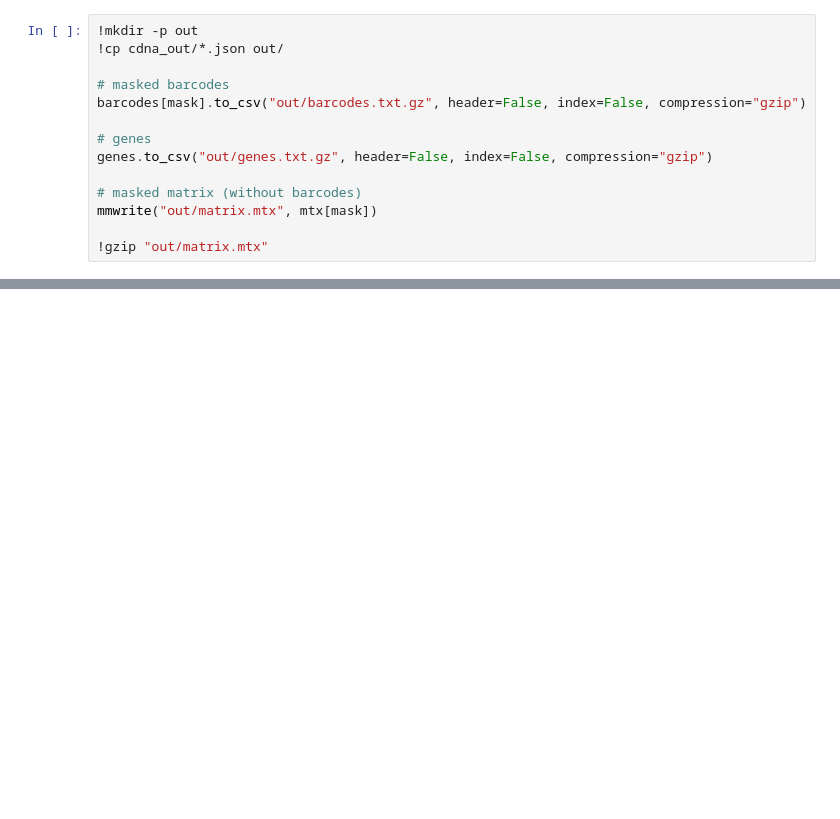
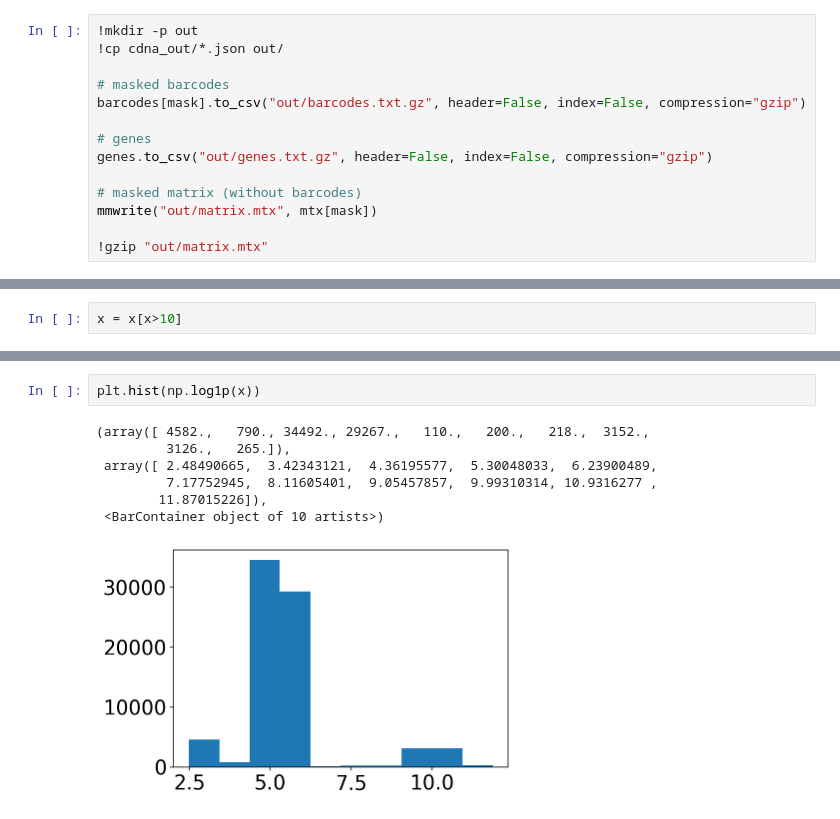
Before and after one commit to sbooeshaghi/azucar, a Jupyter notebook: analysis/293T/obs7/knee.ipynb, the cells around one changed output, grey strips where cells are left out. Drawn from its saved outputs; the diff is of its cells as text; blank space fills up the shorter version.

```diff
--- a/analysis/293T/obs7/knee.ipynb
+++ b/analysis/293T/obs7/knee.ipynb
@@ -79,0 +106,2 @@ mmwrite("out/matrix.mtx", mtx[mask])
+# %%
+x = x[x>10]
@@ -79,0 +133,10 @@ mmwrite("out/matrix.mtx", mtx[mask])
+# %%
+plt.hist(np.log1p(x))
+# %% [output]
+(array([ 4582.,   790., 34492., 29267.,   110.,   200.,   218.,  3152.,
+         3126.,   265.]),
+ array([ 2.48490665,  3.42343121,  4.36195577,  5.30048033,  6.23900489,
+         7.17752945,  8.11605401,  9.05457857,  9.99310314, 10.9316277 ,
+        11.87015226]),
+ <BarContainer object of 10 artists>)
+[figure, added]
```
Also changed, not shown: parts of 7 cells of this notebook, 27 other files.
